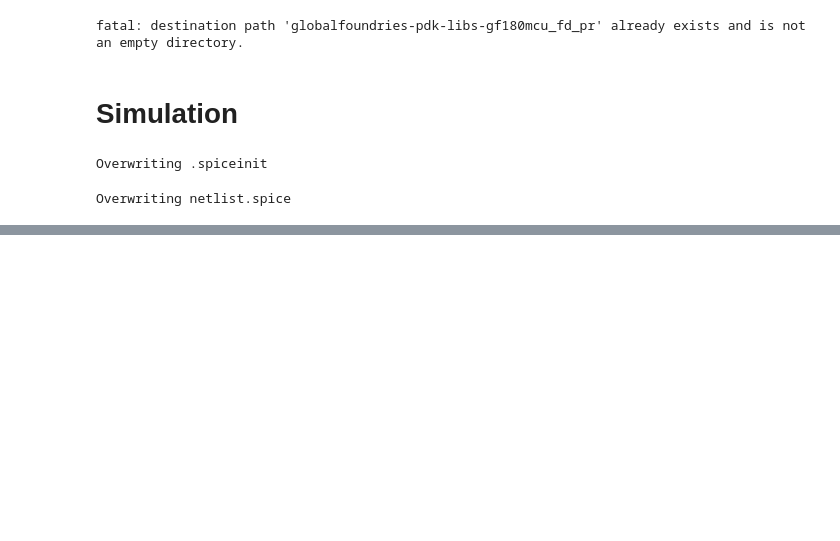
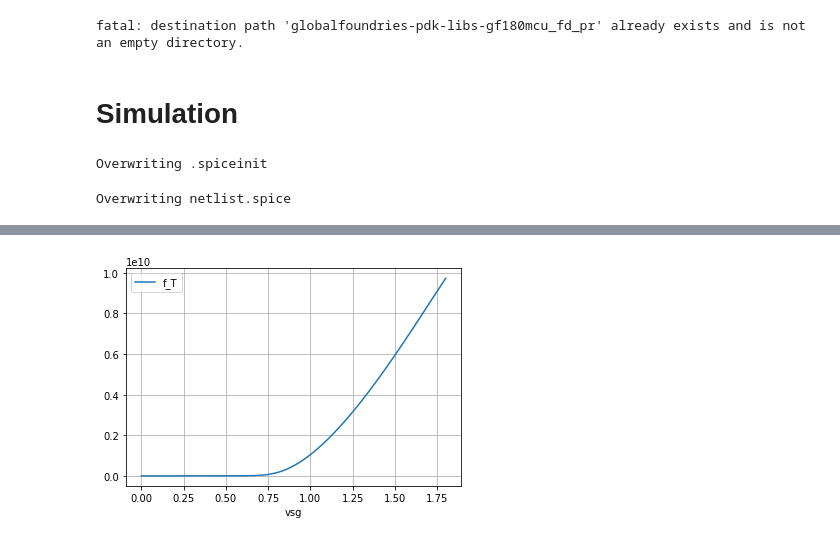
Before and after one commit to bmurmann/Ngspice-on-Colab, a Jupyter notebook: notebooks/GF180MCU_VGS_sweep.ipynb, the cells around one changed output, grey strips where cells are left out. Saved outputs shown, nothing was run; the diff lists cells and outputs as text; code cells hidden in the pictures; blank space fills up the shorter version.

```diff
--- a/notebooks/GF180MCU_VGS_sweep.ipynb
+++ b/notebooks/GF180MCU_VGS_sweep.ipynb
@@ -142,0 +146,5 @@ plt.show()
+# %%
+df.plot(x="vsg", y="f_T", grid=True)
+plt.show()
+# %% [output]
+[figure, added]
```
Also changed, not shown: parts of 6 cells of this notebook.
